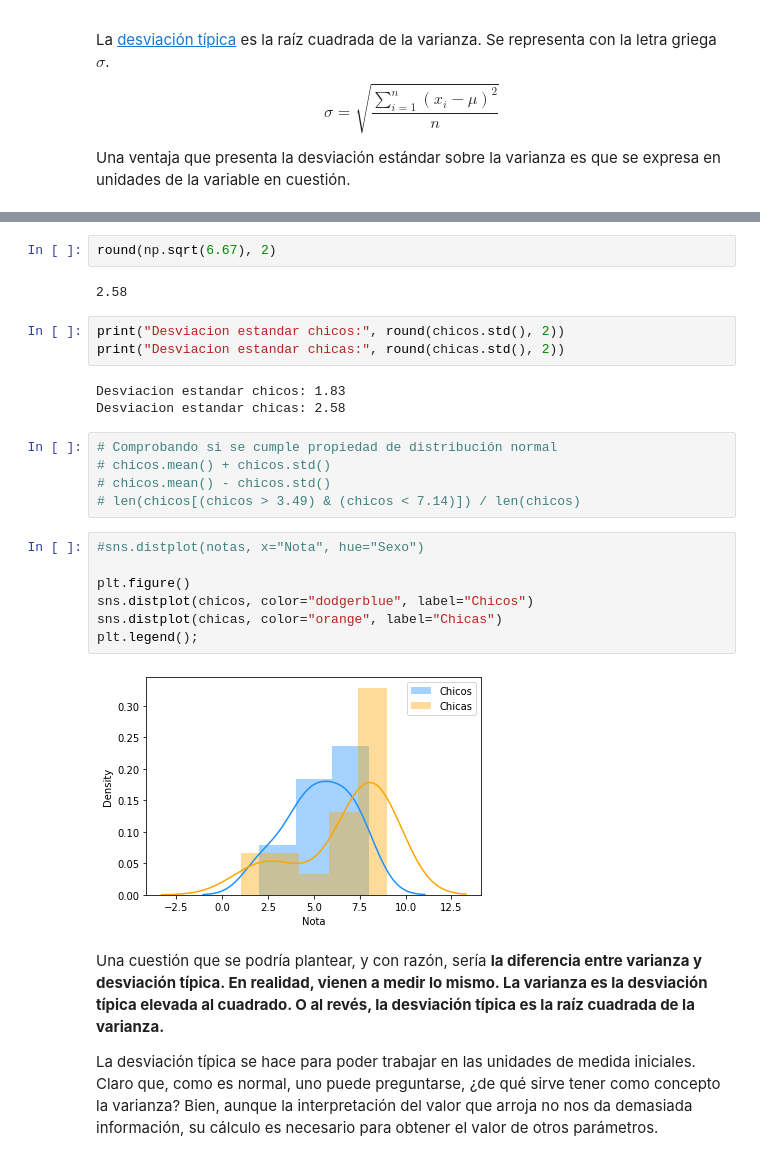
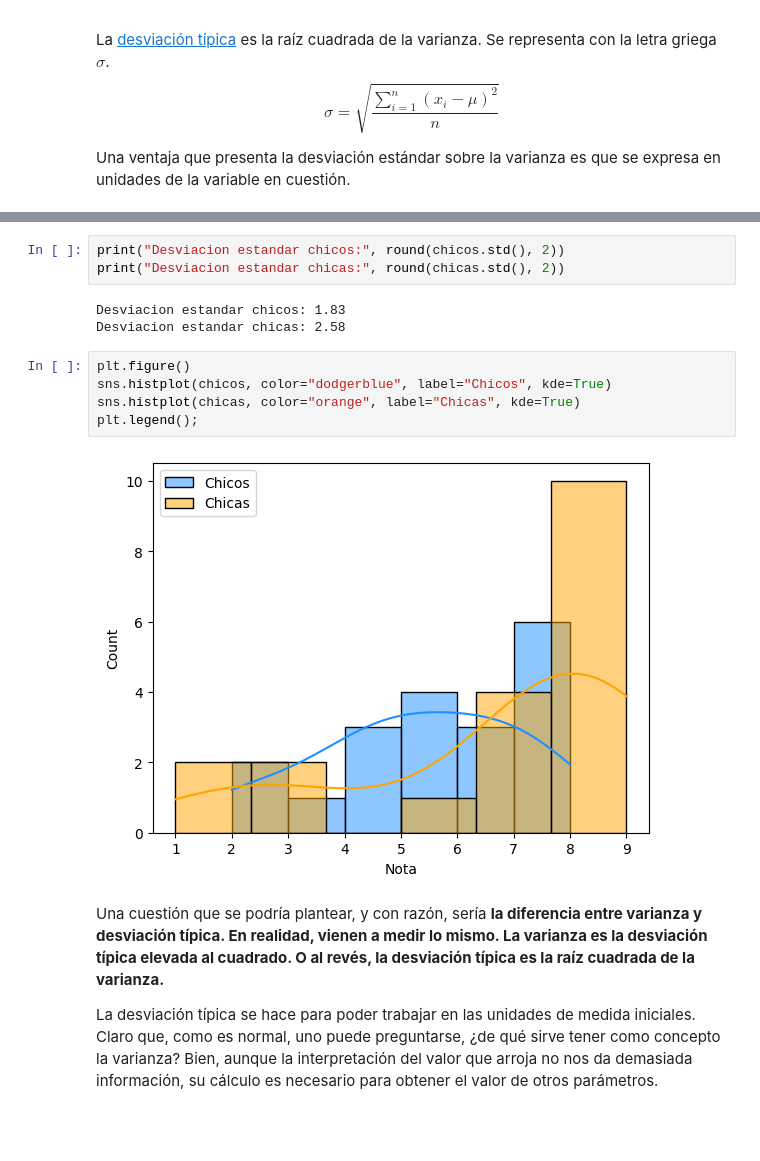
Before and after one commit to IraitzM/TheBridge_DSPT, a Jupyter notebook: 2-Data Analysis/2-Dataframes y estadística/Teoría/4.1-Estadística_descriptiva.ipynb, the cells around one changed output, grey strips where cells are left out. Cells and saved outputs as stored; diff of their text form; blank space fills up the shorter version.

```diff
--- a/2-Data Analysis/2-Dataframes y estadística/Teoría/4.1-Estadística_descriptiva.ipynb
+++ b/2-Data Analysis/2-Dataframes y estadística/Teoría/4.1-Estadística_descriptiva.ipynb
@@ -544,27 +540,16 @@ print(chicas.median())
-# %%
-round(np.sqrt(6.67), 2)
-# %% [output]
-2.58
 # %%
 print("Desviacion estandar chicos:", round(chicos.std(), 2))
 print("Desviacion estandar chicas:", round(chicas.std(), 2))
 # %% [output]
 Desviacion estandar chicos: 1.83
 Desviacion estandar chicas: 2.58
-# %%
-# Comprobando si se cumple propiedad de distribución normal
-# chicos.mean() + chicos.std()
-# chicos.mean() - chicos.std()
-# len(chicos[(chicos > 3.49) & (chicos < 7.14)]) / len(chicos)
 # %%
-#sns.distplot(notas, x="Nota", hue="Sexo")
-
 plt.figure()
-sns.distplot(chicos, color="dodgerblue", label="Chicos")
-sns.distplot(chicas, color="orange", label="Chicas")
+sns.histplot(chicos, color="dodgerblue", label="Chicos", kde=True)
+sns.histplot(chicas, color="orange", label="Chicas", kde=True)
 plt.legend();
 # %% [output]
-[figure, old version]
+[figure, new version]
 # %% [markdown]
 Una cuestión que se podría plantear, y con razón, sería **la diferencia entre varianza y desviación típica. En realidad, vienen a medir lo mismo. La varianza es la desviación típica elevada al cuadrado. O al revés, la desviación típica es la raíz cuadrada de la varianza.**
 
```
Also changed, not shown: parts of 29 cells of this notebook.
